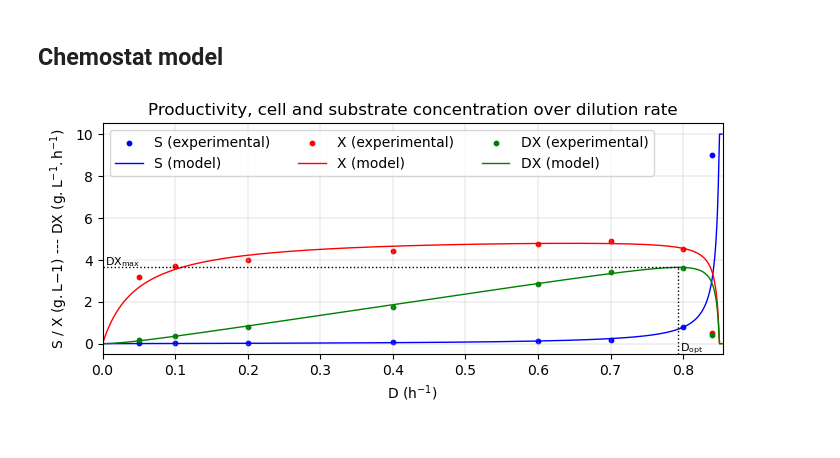
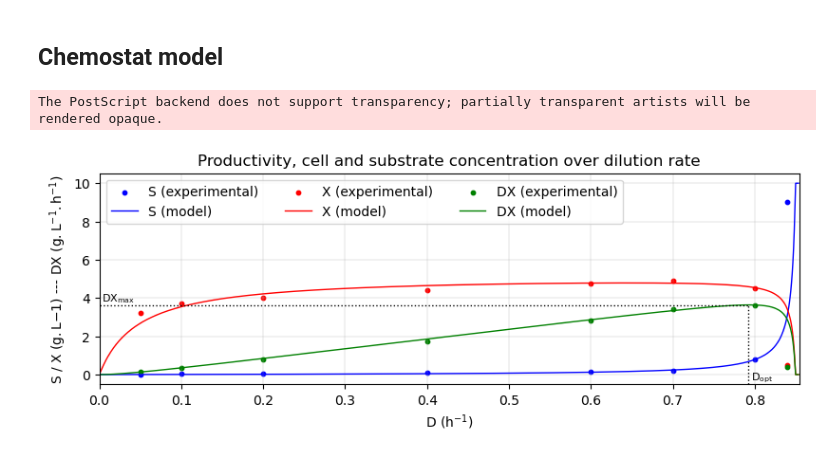
Before and after one commit to jonathanrsr/biochemical, a Jupyter notebook: Projects/2. Enzyme kinetics and microbial growth/Exercise 4.ipynb, the cells around one changed output. Saved outputs shown, nothing was run; the diff lists cells and outputs as text; code cells hidden in the pictures.

```diff
--- a/Projects/2. Enzyme kinetics and microbial growth/Exercise 4.ipynb
+++ b/Projects/2. Enzyme kinetics and microbial growth/Exercise 4.ipynb
@@ -6,6 +6,7 @@ from sklearn.linear_model import LinearRegression
 plt.rcParams["figure.figsize"] = [8, 3] # Change default plot size
 plt.rcParams["lines.linewidth"] = 1.0 # Change default line width
 plt.rcParams.update({"font.size": 10}) # Change default font size
+plt.rcParams['figure.constrained_layout.use'] = True # Change layout
 # %% [markdown]
 # Project 2. Enzyme kinetics and microbial growth
 # %% [markdown]
@@ -414,34 +411,35 @@ Dₒₚₜ (model) = 0.79 h⁻¹
 # %%
 prod = D*X
 
 # Lines
 plt.scatter(D, S, s = 10.0, color = "blue", label = "S (experimental)")
 plt.plot(D_model, S_model, color = "blue", label = 'S (model)')
 plt.scatter(D, X, s = 10.0, color = "red", label = 'X (experimental)')
 plt.plot(D_model, X_model, color = "red", label = 'X (model)')
 plt.scatter(D, prod, s = 10.0, color = "green", label = 'DX (experimental)')
 plt.plot(D_model, prod_model, color = "green", label = 'DX (model)')
 plt.hlines(prod_max_model, 0, D_opt_model, color = "black", linestyle = ":")
 plt.vlines(D_opt, -S0/20, prod_max_model, color = "black", linestyle = ":")
 plt.grid(linewidth = 0.25)
 
 # Delimitations
 plt.xlim(0, D_max)
 plt.ylim(bottom = -S0/20)
 
 #Annotations
 plt.annotate(r"$\mathregular{DX_{max}}$", xy = (0, prod_max_model),
-             xytext = (2, 2), textcoords = "offset points", size = 8.0)
-plt.annotate(r"$\mathregular{D_{opt}}$", xy = (D_opt, -S0/20), xytext = (2, 2),
+             xytext = (2, 3), textcoords = "offset points", size = 8.0)
+plt.annotate(r"$\mathregular{D_{opt}}$", xy = (D_opt, -S0/20), xytext = (2, 3),
              textcoords = "offset points", size = 8.0)
 plt.xlabel(r"D ($\mathregular{h^{-1}}$)")
 plt.ylabel(r"S / X ($\mathregular{g.L{-1}}$) --- DX ($\mathregular{g.L^{-1}.h^{-1}}$)")
 plt.legend(loc = "upper left", ncol = 3)
 plt.title(r"Productivity, cell and substrate concentration over dilution rate")
 
+# Saving plot in eps format
+# plt.savefig("Images\\chemostat.eps", format = "eps")
+
 plt.show()
-
-# plt.savefig("Projects\\2. Enzyme kinetics and microbial growth\\Images
-# \\chemostat.eps", format = "eps")
 # %% [output]
+The PostScript backend does not support transparency; partially transparent artists will be rendered opaque.
-[figure, old version]
+[figure, new version]
```
Also changed, not shown: parts of 5 cells of this notebook, 2 other files.
